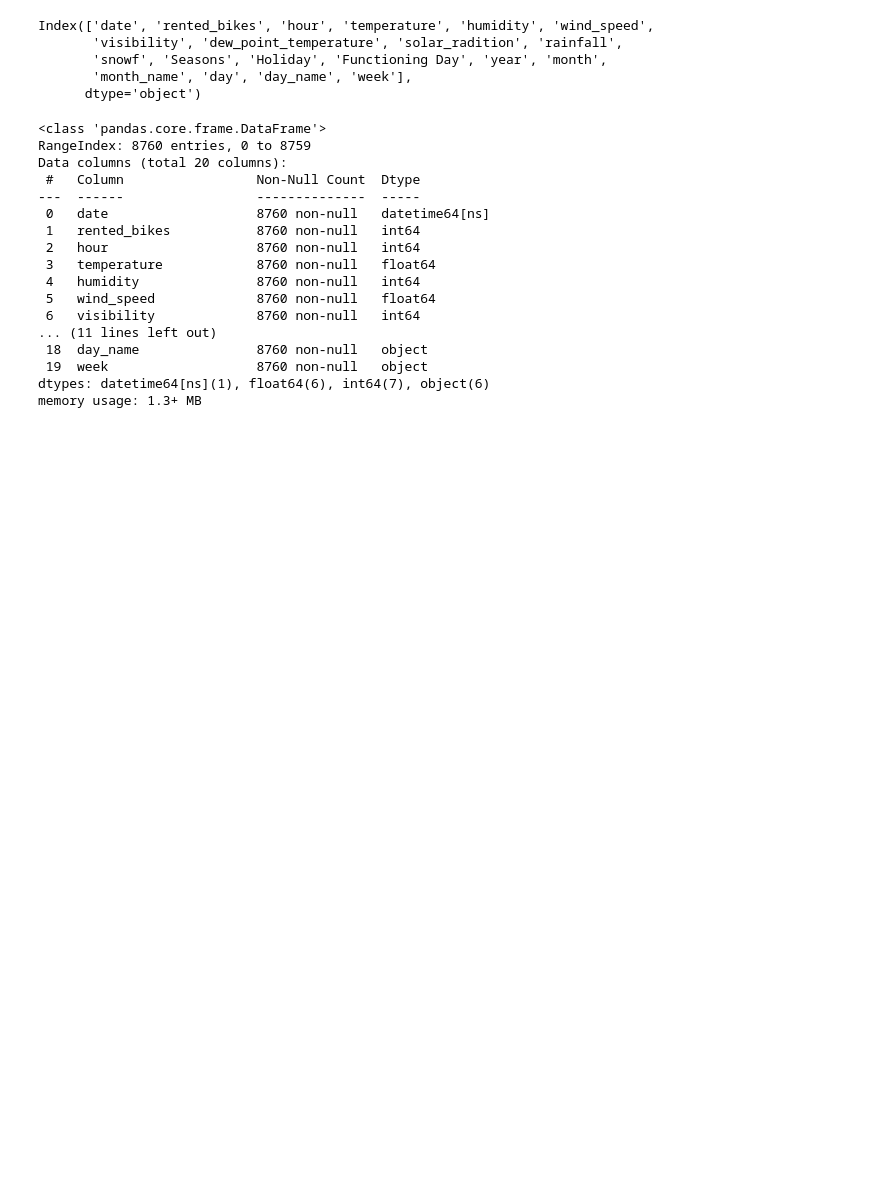
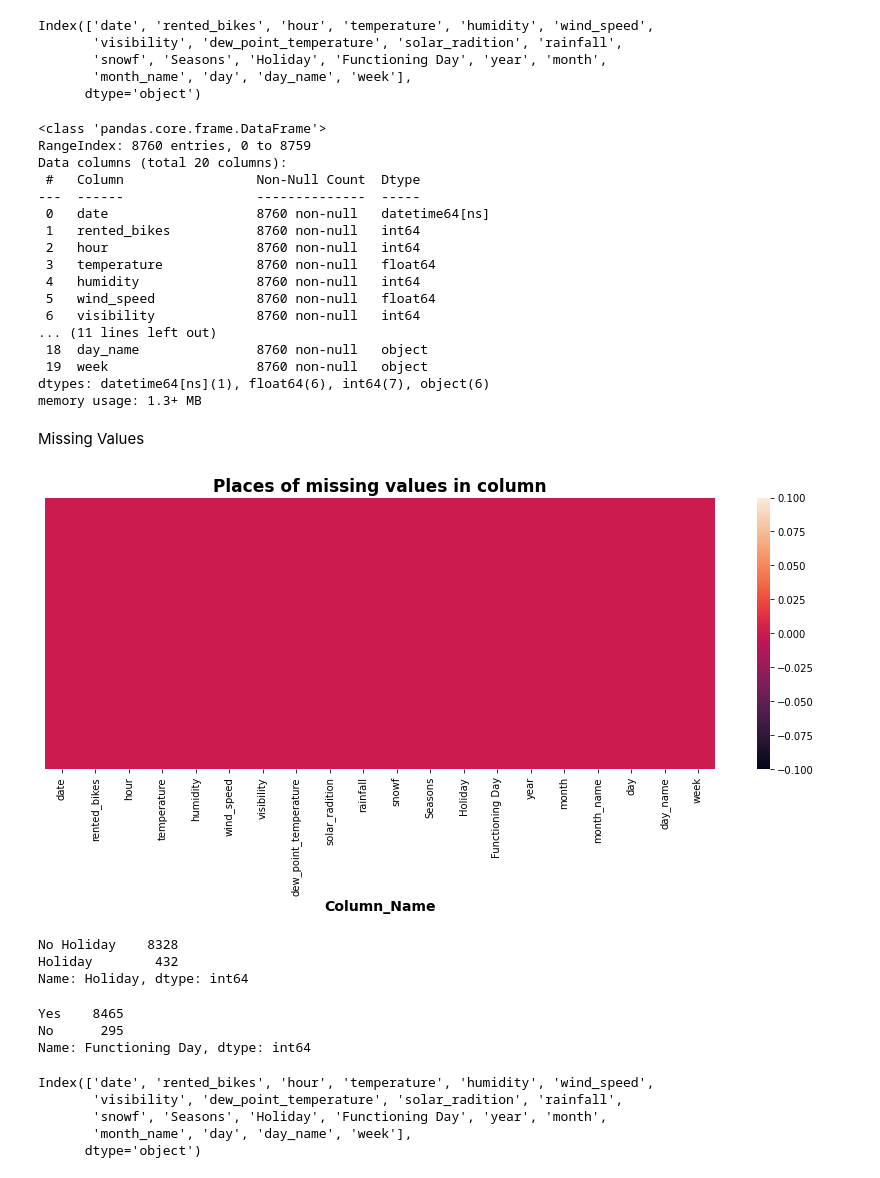
Before and after one commit to niteshgajakosh/Bike-Sharing-Demand-Prediction, a Jupyter notebook: Bike_Sharing_Demand_Prediction_Capstone_Project.ipynb, the cells around one changed output. Cells and saved outputs as stored; diff of their text form; code cells hidden in the pictures; blank space fills up the shorter version.

```diff
--- a/Bike_Sharing_Demand_Prediction_Capstone_Project.ipynb
+++ b/Bike_Sharing_Demand_Prediction_Capstone_Project.ipynb
@@ -211,3 +211,34 @@ Data columns (total 20 columns):
  19  week                   8760 non-null   object
 dtypes: datetime64[ns](1), float64(6), int64(7), object(6)
 memory usage: 1.3+ MB
+# %% [markdown]
+Missing Values
+# %%
+# No missin Values in our dataset
+plt.figure(figsize=(15, 5))
+sns.heatmap(df.isnull(), cbar=True, yticklabels=False)
+plt.xlabel("Column_Name", size=14, weight="bold")
+plt.title("Places of missing values in column",fontweight="bold",size=17)
+plt.show()
+# %% [output]
+[figure, added]
+# %%
+df['Holiday'].value_counts()
+# %% [output]
+No Holiday    8328
+Holiday        432
+Name: Holiday, dtype: int64
+# %%
+df['Functioning Day'].value_counts()
+# %% [output]
+Yes    8465
+No      295
+Name: Functioning Day, dtype: int64
+# %%
+df.columns
+# %% [output]
+Index(['date', 'rented_bikes', 'hour', 'temperature', 'humidity', 'wind_speed',
+       'visibility', 'dew_point_temperature', 'solar_radition', 'rainfall',
+       'snowf', 'Seasons', 'Holiday', 'Functioning Day', 'year', 'month',
+       'month_name', 'day', 'day_name', 'week'],
+      dtype='object')
```
Also changed, not shown: parts of 8 cells of this notebook.
